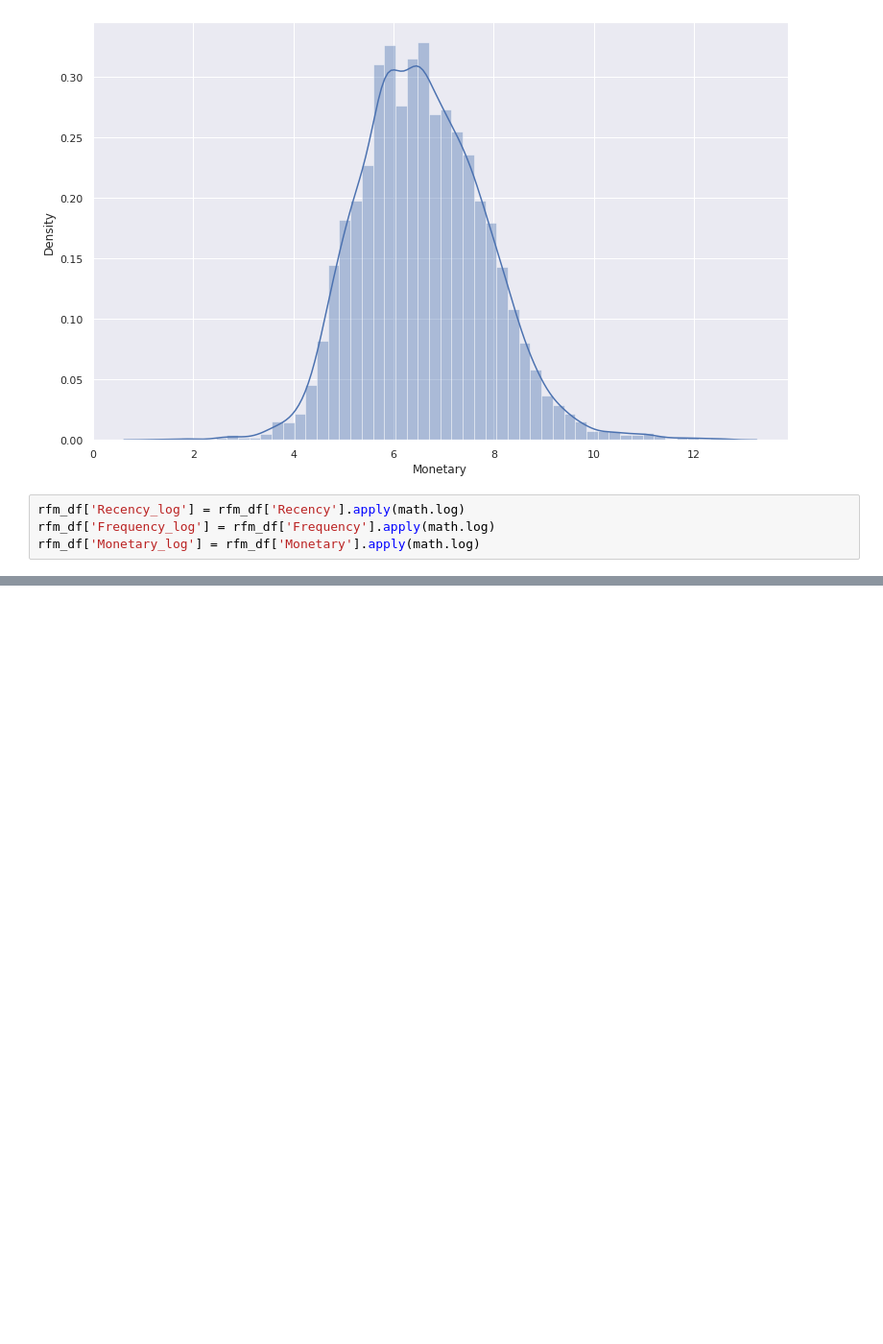
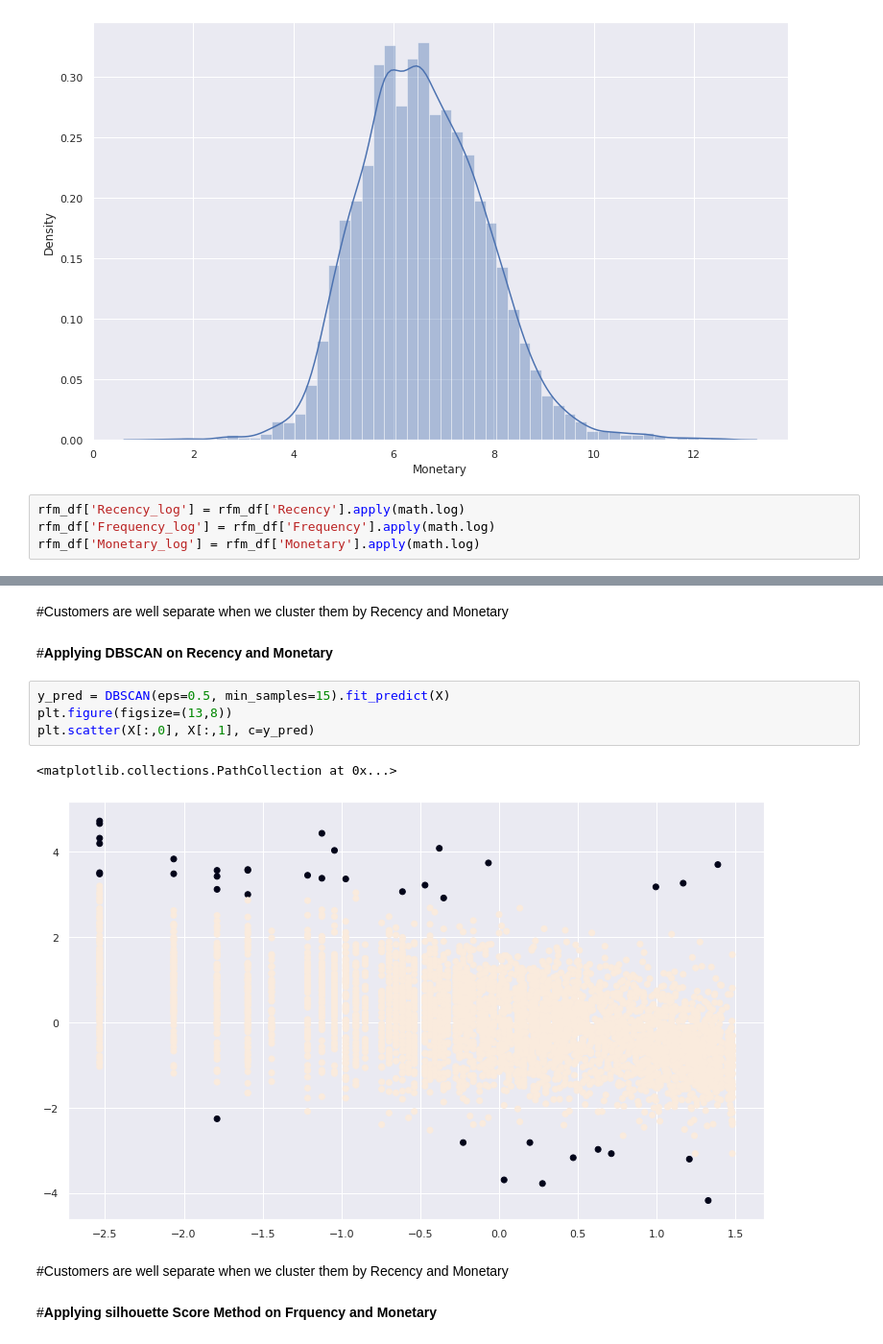
Before and after one commit to Onkar-TAE/Customer-Segmentation, a Jupyter notebook: Online_Retail_Customer_Segmentation_Capstone_Project.ipynb, the cells around one changed output, grey strips where cells are left out. Shown at 96% size. Cells and saved outputs as stored; diff of their text form; blank space fills up the shorter version.

```diff
--- a/Online_Retail_Customer_Segmentation_Capstone_Project.ipynb
+++ b/Online_Retail_Customer_Segmentation_Capstone_Project.ipynb
@@ -822,0 +908,15 @@ rfm_df['Monetary_log'] = rfm_df['Monetary'].apply(math.log)
+# %% [markdown]
+#Customers are well separate when we cluster them by Recency and Monetary
+# %% [markdown]
+#**Applying DBSCAN on Recency and Monetary**
+# %%
+y_pred = DBSCAN(eps=0.5, min_samples=15).fit_predict(X)
+plt.figure(figsize=(13,8))
+plt.scatter(X[:,0], X[:,1], c=y_pred)
+# %% [output]
+<matplotlib.collections.PathCollection at 0x...>
+[figure, added]
+# %% [markdown]
+#Customers are well separate when we cluster them by Recency and Monetary
+# %% [markdown]
+#**Applying silhouette Score Method on Frquency and Monetary**
```
Also changed, not shown: parts of 20 cells of this notebook.
